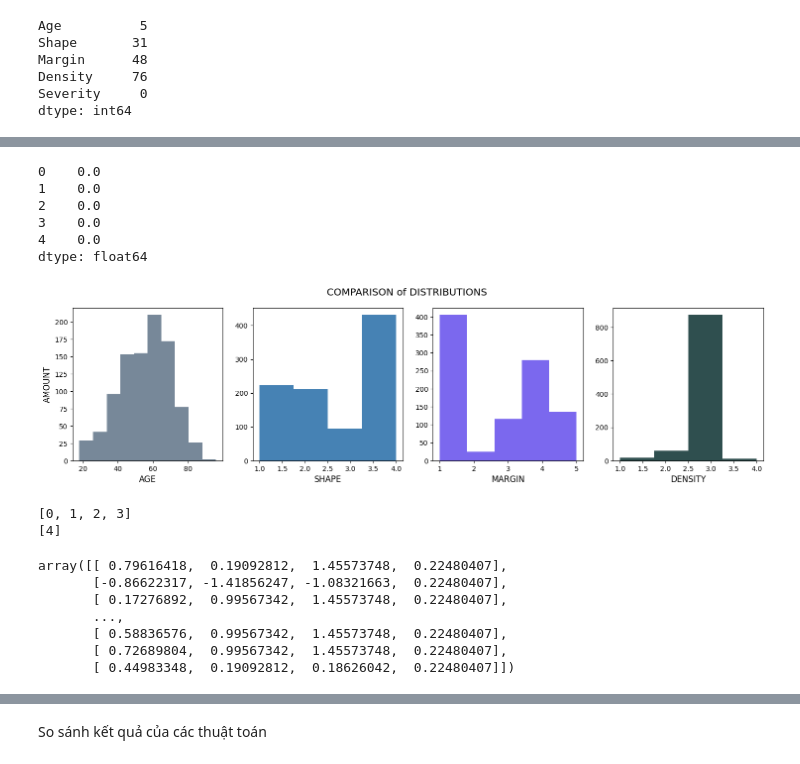
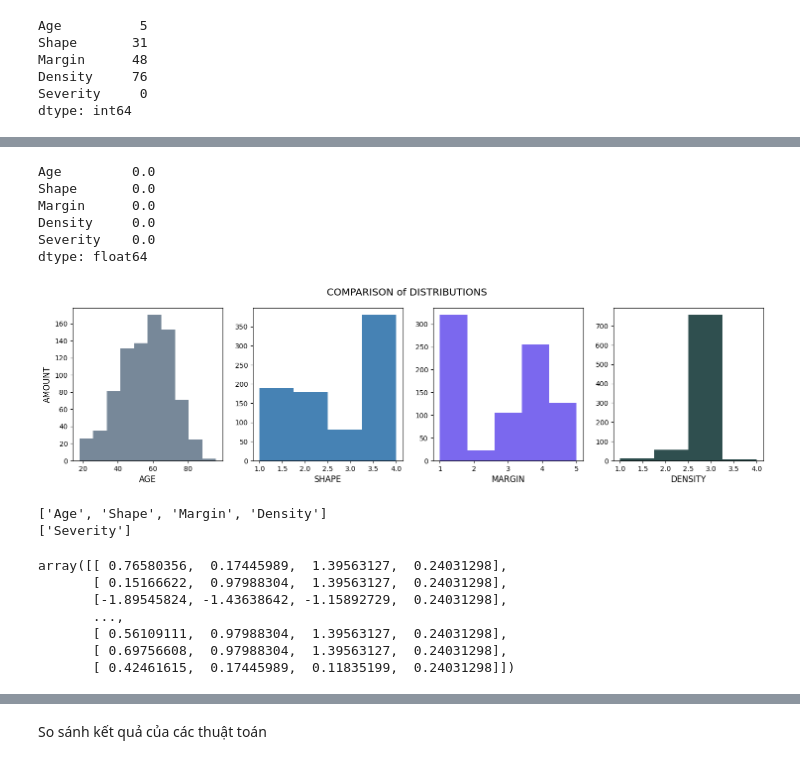
Before and after one commit to NguyenThiHongLinh/ML2023, a Jupyter notebook: Nhom2_Seminar_ML.ipynb, the cells around one changed output, grey strips where cells are left out. Drawn from its saved outputs; the diff is of its cells as text; code cells hidden in the pictures.

```diff
--- a/Nhom2_Seminar_ML.ipynb
+++ b/Nhom2_Seminar_ML.ipynb
@@ -67,7 +67,3 @@ Margin      48
 Density     76
 Severity     0
 dtype: int64
-# %%
-#fill in dữ liệu bị thiếu
-imputer = SimpleImputer(missing_values=np.nan, strategy = "most_frequent")
-imputer.fit(data)
@@ -81,6 +70,3 @@ array([59.,  4.,  1.,  3.,  0.])
-# %%
-#impute into dataset
-data = imputer.transform(data)
 # %%
 data = pd.DataFrame(data)
 # thống kê các thuộc tính của dữ liệu
@@ -95,3 +81,7 @@ data.describe(include=("all"))
 | 50% | 57.000000 | 3.000000 | 3.000000 | 3.000000 | 0.000000 |
 | 75% | 66.000000 | 4.000000 | 4.000000 | 3.000000 | 1.000000 |
 | max | 96.000000 | 4.000000 | 5.000000 | 4.000000 | 1.000000 |
+# %%
+data.dropna(inplace=True)
+data.shape
+data. describe(include=("all"))
@@ -98,39 +98,39 @@ data.describe(include=("all"))
 # %%
 data.isnull().mean()
 # %% [output]
-0    0.0
-1    0.0
-2    0.0
-3    0.0
-4    0.0
+Age         0.0
+Shape       0.0
+Margin      0.0
+Density     0.0
+Severity    0.0
 dtype: float64
 # %%
 #Biểu đồ biểu diễn phân bố dữ liệu
 fig, axes = plt.subplots(1,4, sharey=False, figsize=(18,4))
 ax1, ax2, ax3, ax4 = axes.flatten()
 
-ax1.hist(data[0], bins=10, color="lightslategray")
-ax2.hist(data[1], bins=4, color="steelblue")
-ax3.hist(data[2], bins=5, color="mediumslateblue")
-ax4.hist(data[3], bins=4, color="darkslategray")
+ax1.hist(data['Age'], bins=10, color="lightslategray")
+ax2.hist(data['Shape'], bins=4, color="steelblue")
+ax3.hist(data['Margin'], bins=5, color="mediumslateblue")
+ax4.hist(data['Density'], bins=4, color="darkslategray")
 ax1.set_xlabel('AGE', fontsize="large")
 ax2.set_xlabel('SHAPE', fontsize="large")
 ax3.set_xlabel('MARGIN', fontsize="large")
 ax4.set_xlabel('DENSITY', fontsize="large")
 ax1.set_ylabel("AMOUNT", fontsize="large")
 
 plt.suptitle('COMPARISON of DISTRIBUTIONS', ha='center', fontsize='x-large')
 plt.show()
 # %% [output]
-[figure, old version]
+[figure, new version]
 # %%
 features = list(data.columns[:4])
 print(features)
 labels = list(data.columns[4:])
 print(labels)
 # %% [output]
-[0, 1, 2, 3]
-[4]
+['Age', 'Shape', 'Margin', 'Density']
+['Severity']
 # %%
 X = data[features].values
 y = data[labels].values
@@ -143,13 +143,13 @@ X = scaler.fit_transform(X)
 X_train, X_test, y_train, y_test = model_selection.train_test_split(X, y, test_size=0.25, random_state=0)
 X
 # %% [output]
-array([[ 0.79616418,  0.19092812,  1.45573748,  0.22480407],
-       [-0.86622317, -1.41856247, -1.08321663,  0.22480407],
-       [ 0.17276892,  0.99567342,  1.45573748,  0.22480407],
+array([[ 0.76580356,  0.17445989,  1.39563127,  0.24031298],
+       [ 0.15166622,  0.97988304,  1.39563127,  0.24031298],
+       [-1.89545824, -1.43638642, -1.15892729,  0.24031298],
        ...,
-       [ 0.58836576,  0.99567342,  1.45573748,  0.22480407],
-       [ 0.72689804,  0.99567342,  1.45573748,  0.22480407],
-       [ 0.44983348,  0.19092812,  0.18626042,  0.22480407]])
+       [ 0.56109111,  0.97988304,  1.39563127,  0.24031298],
+       [ 0.69756608,  0.97988304,  1.39563127,  0.24031298],
+       [ 0.42461615,  0.17445989,  0.11835199,  0.24031298]])
 # %%
 # SVM
 #1. LINEAR KERNEL
```
Also changed, not shown: parts of 14 cells of this notebook.
